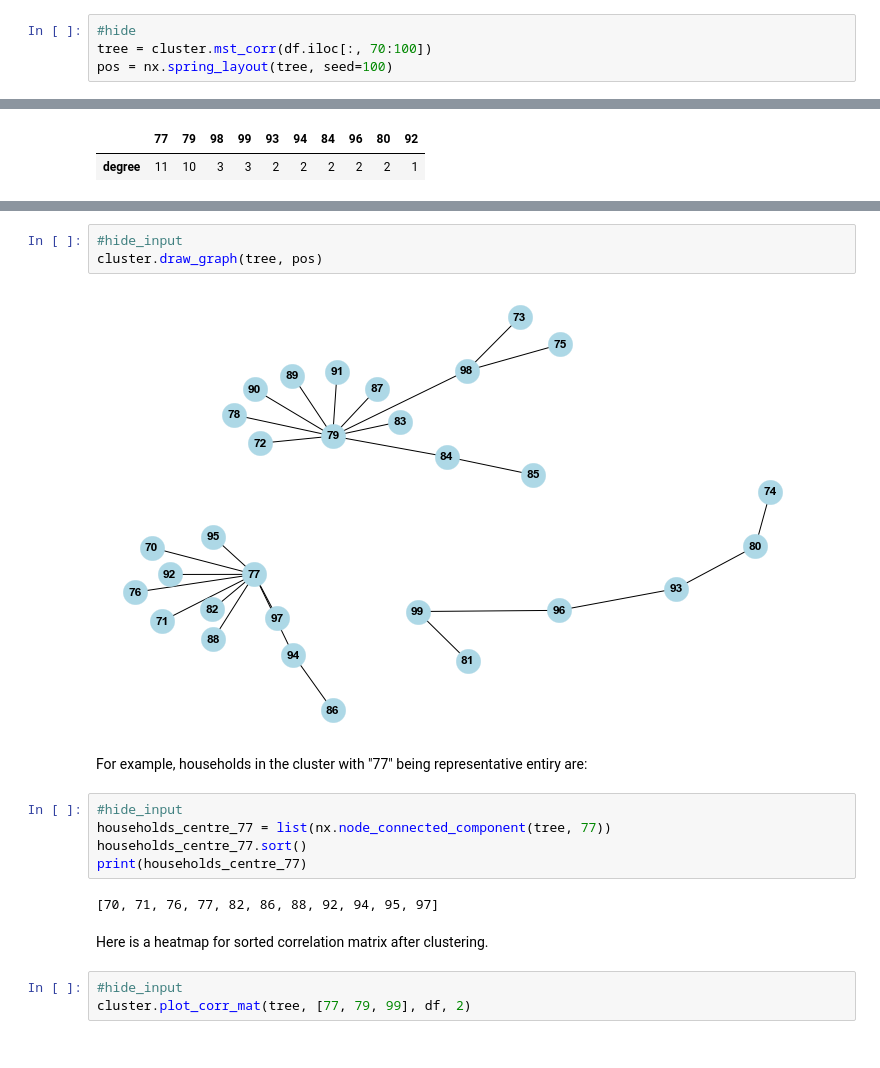
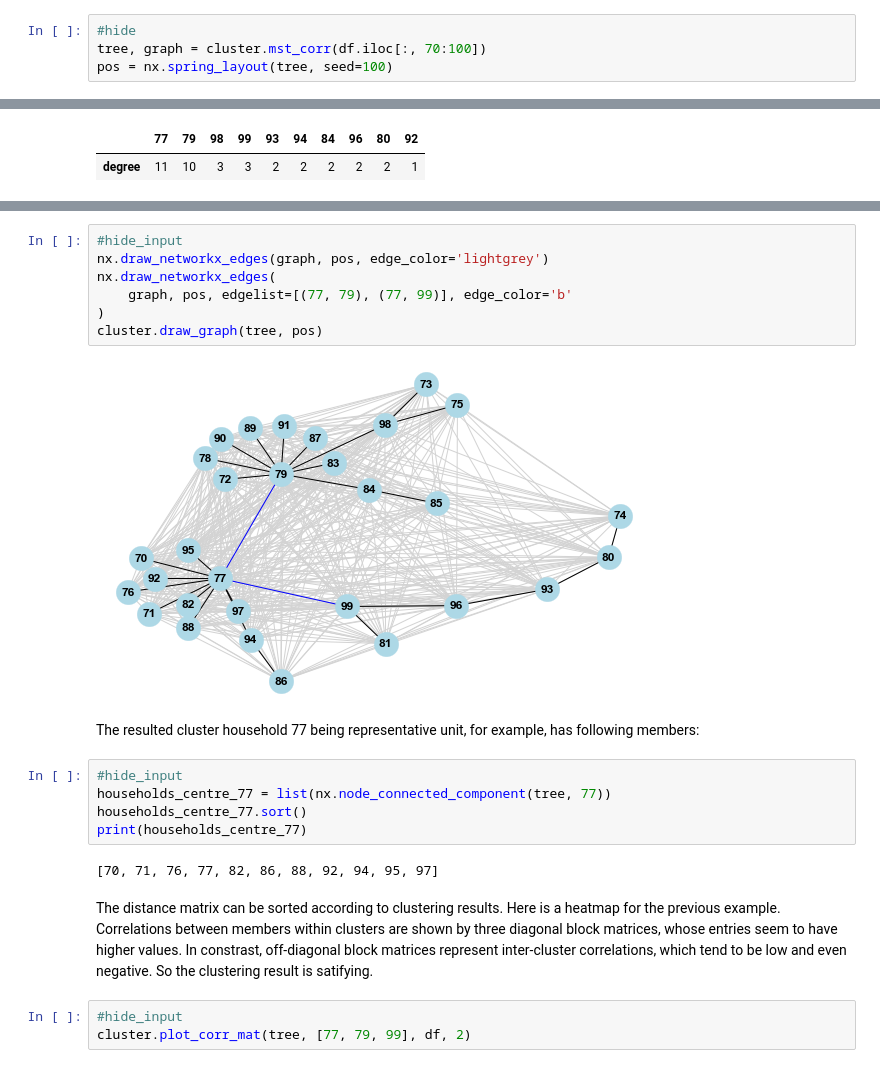
Before and after one commit to edxu96/elec_consumption, a Jupyter notebook: 00_cluster.ipynb, the cells around one changed output, grey strips where cells are left out. Cells and saved outputs as stored; diff of their text form.

```diff
--- a/00_cluster.ipynb
+++ b/00_cluster.ipynb
@@ -97,4 +109,4 @@ print([list(res).count(i) for i in range(n_clusters)])
 # %%
 #hide
-tree = cluster.mst_corr(df.iloc[:, 70:100])
+tree, graph = cluster.mst_corr(df.iloc[:, 70:100])
 pos = nx.spring_layout(tree, seed=100)
@@ -117,13 +129,17 @@ cluster.remove_weak_edges(tree, [77, 79, 99])
 {77: [70, 71, 76, 77, 82, 86, 88, 92, 94, 95, 97],
  79: [72, 73, 75, 78, 79, 83, 84, 85, 87, 89, 90, 91, 98],
  99: [74, 80, 81, 93, 96, 99]}
-# %%
-#hide_input
-cluster.draw_graph(tree, pos)
-# %% [output]
-[figure, removed]
-# %% [markdown]
-For example, households in the cluster with "77" being representative entiry are:
+# %%
+#hide_input
+nx.draw_networkx_edges(graph, pos, edge_color='lightgrey')
+nx.draw_networkx_edges(
+    graph, pos, edgelist=[(77, 79), (77, 99)], edge_color='b'
+)
+cluster.draw_graph(tree, pos)
+# %% [output]
+[figure, added]
+# %% [markdown]
+The resulted cluster household 77 being representative unit, for example, has following members:
 # %%
 #hide_input
 households_centre_77 = list(nx.node_connected_component(tree, 77))
@@ -131,8 +147,8 @@ households_centre_77.sort()
 print(households_centre_77)
 # %% [output]
 [70, 71, 76, 77, 82, 86, 88, 92, 94, 95, 97]
-# %% [markdown]
-Here is a heatmap for sorted correlation matrix after clustering.
+# %% [markdown]
+The distance matrix can be sorted according to clustering results. Here is a heatmap for the previous example. Correlations between members within clusters are shown by three diagonal block matrices, whose entries seem to have higher values. In constrast, off-diagonal block matrices represent inter-cluster correlations, which tend to be low and even negative. So the clustering result is satifying.
 # %%
 #hide_input
 cluster.plot_corr_mat(tree, [77, 79, 99], df, 2)
```
Also changed, not shown: parts of 36 cells of this notebook, 2 other files.
